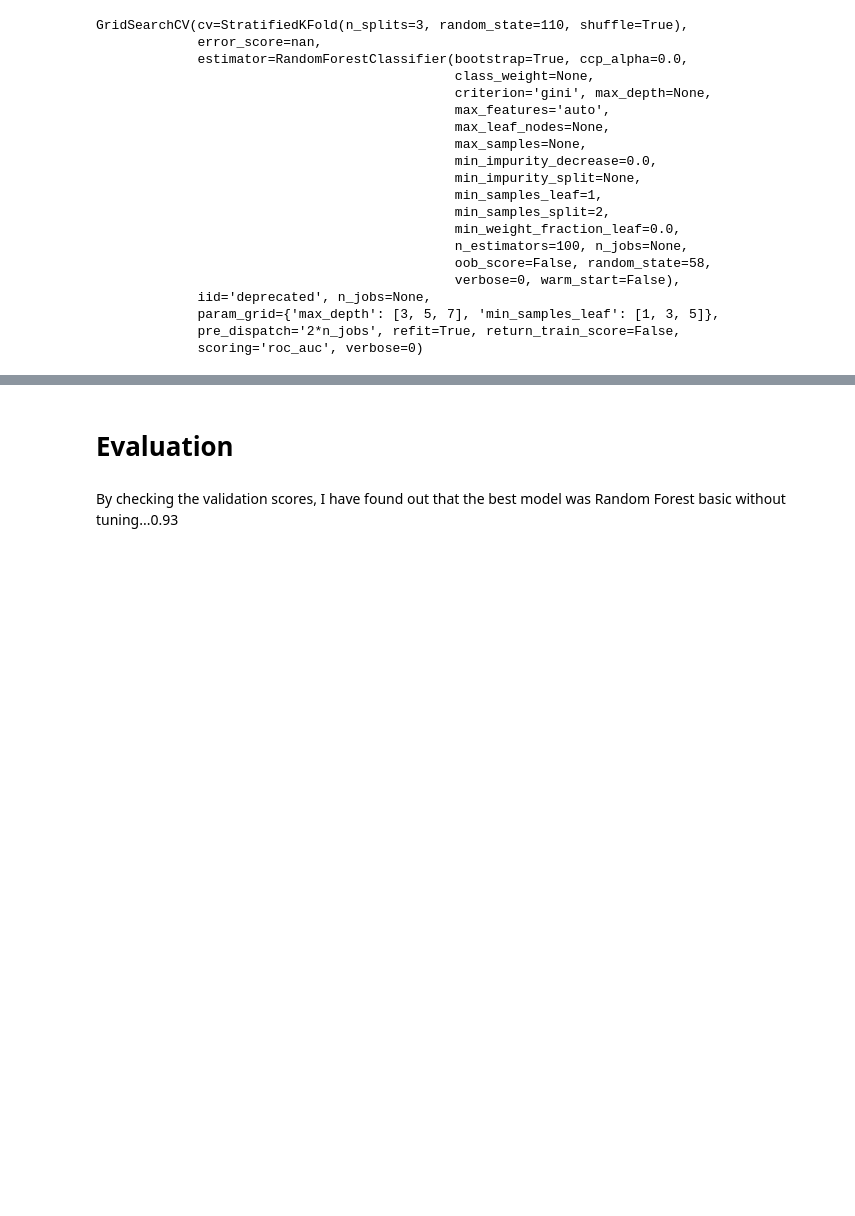
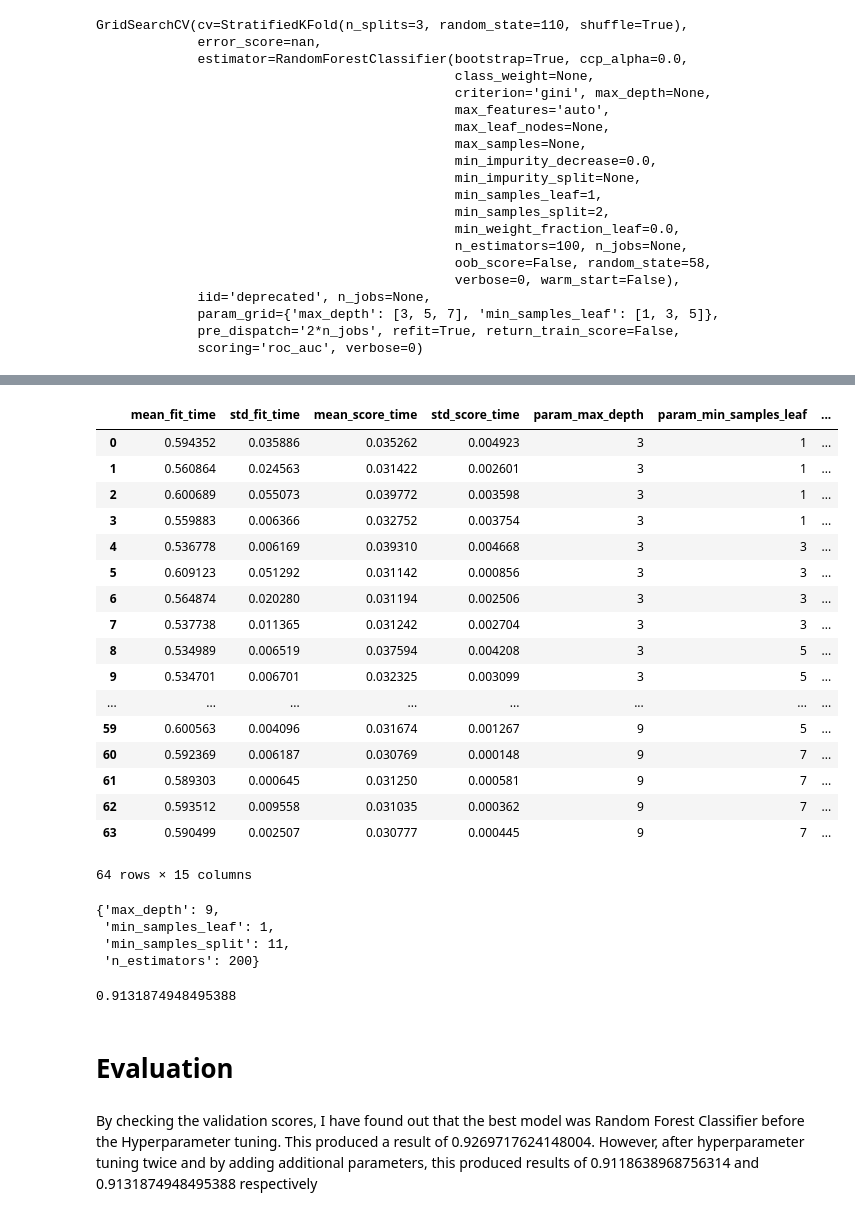
Before and after one commit to ArmanHasAPython/dsc-mod-3-project-v2-1-solo, a Jupyter notebook: Customer Churn Data.ipynb, the cells around one changed output, grey strips where cells are left out. Cells and saved outputs as stored; diff of their text form; code cells hidden in the pictures; blank space fills up the shorter version.

```diff
--- a/Customer Churn Data.ipynb
+++ b/Customer Churn Data.ipynb
@@ -596,0 +602,12 @@ optimalmodel_RF.best_score_ #Cross Validation Score
+# %%
+#By adding additional parameters we are to trying to improve on our cross validation score
+
+parametersgridrf2 = {'max_depth':[3,5,7,9],
+                   'min_samples_leaf':[1,3,5,7],
+                   'n_estimators':[200],
+                    'min_samples_split':[5,7,9,11]}
+# %%
+#Assigning new variables to the optimal models to avoid confusion with the previous
+
+optimalmodel_RF2 = GridSearchCV(RandomForestClassifier(random_state=58), parametersgridrf2, cv=skf, scoring="roc_auc")
+optimalmodel_RF2.fit(X_train_v, y_train_v)
@@ -597,4 +632,36 @@ optimalmodel_RF.best_score_ #Cross Validation Score
+# %%
+pd.DataFrame(optimalmodel_RF2.cv_results_)
+# %% [output]
+|  | mean_fit_time | std_fit_time | mean_score_time | std_score_time | param_max_depth | param_min_samples_leaf | ... |
+| 0 | 0.594352 | 0.035886 | 0.035262 | 0.004923 | 3 | 1 | ... |
+| 1 | 0.560864 | 0.024563 | 0.031422 | 0.002601 | 3 | 1 | ... |
+| 2 | 0.600689 | 0.055073 | 0.039772 | 0.003598 | 3 | 1 | ... |
+| 3 | 0.559883 | 0.006366 | 0.032752 | 0.003754 | 3 | 1 | ... |
+| 4 | 0.536778 | 0.006169 | 0.039310 | 0.004668 | 3 | 3 | ... |
+| 5 | 0.609123 | 0.051292 | 0.031142 | 0.000856 | 3 | 3 | ... |
+| 6 | 0.564874 | 0.020280 | 0.031194 | 0.002506 | 3 | 3 | ... |
+| 7 | 0.537738 | 0.011365 | 0.031242 | 0.002704 | 3 | 3 | ... |
+| 8 | 0.534989 | 0.006519 | 0.037594 | 0.004208 | 3 | 5 | ... |
+| 9 | 0.534701 | 0.006701 | 0.032325 | 0.003099 | 3 | 5 | ... |
+| ... | ... | ... | ... | ... | ... | ... | ... |
+| 59 | 0.600563 | 0.004096 | 0.031674 | 0.001267 | 9 | 5 | ... |
+| 60 | 0.592369 | 0.006187 | 0.030769 | 0.000148 | 9 | 7 | ... |
+| 61 | 0.589303 | 0.000645 | 0.031250 | 0.000581 | 9 | 7 | ... |
+| 62 | 0.593512 | 0.009558 | 0.031035 | 0.000362 | 9 | 7 | ... |
+| 63 | 0.590499 | 0.002507 | 0.030777 | 0.000445 | 9 | 7 | ... |
+64 rows × 15 columns
+# %%
+optimalmodel_RF2.best_params_
+# %% [output]
+{'max_depth': 9,
+ 'min_samples_leaf': 1,
+ 'min_samples_split': 11,
+ 'n_estimators': 200}
+# %%
+optimalmodel_RF2.best_score_
+# %% [output]
+0.9131874948495388
 # %% [markdown]
 # Evaluation
 # %% [markdown]
-By checking the validation scores, I have found out that the best model was Random Forest basic without tuning...0.93
+By checking the validation scores, I have found out that the best model was Random Forest Classifier before the Hyperparameter tuning. This produced a result of 0.9269717624148004. However, after hyperparameter tuning twice and by adding additional parameters, this produced results of 0.9118638968756314 and 0.9131874948495388 respectively
```
Also changed, not shown: parts of 44 cells of this notebook, 2 other files.
